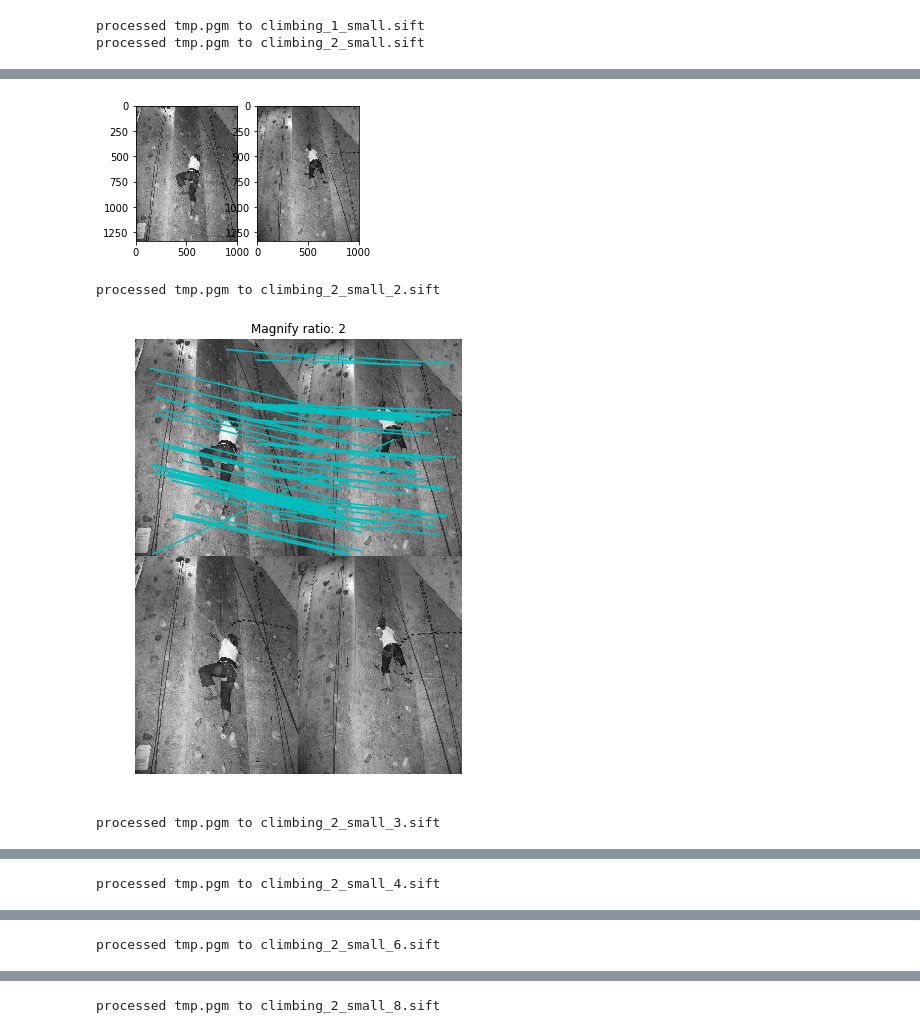
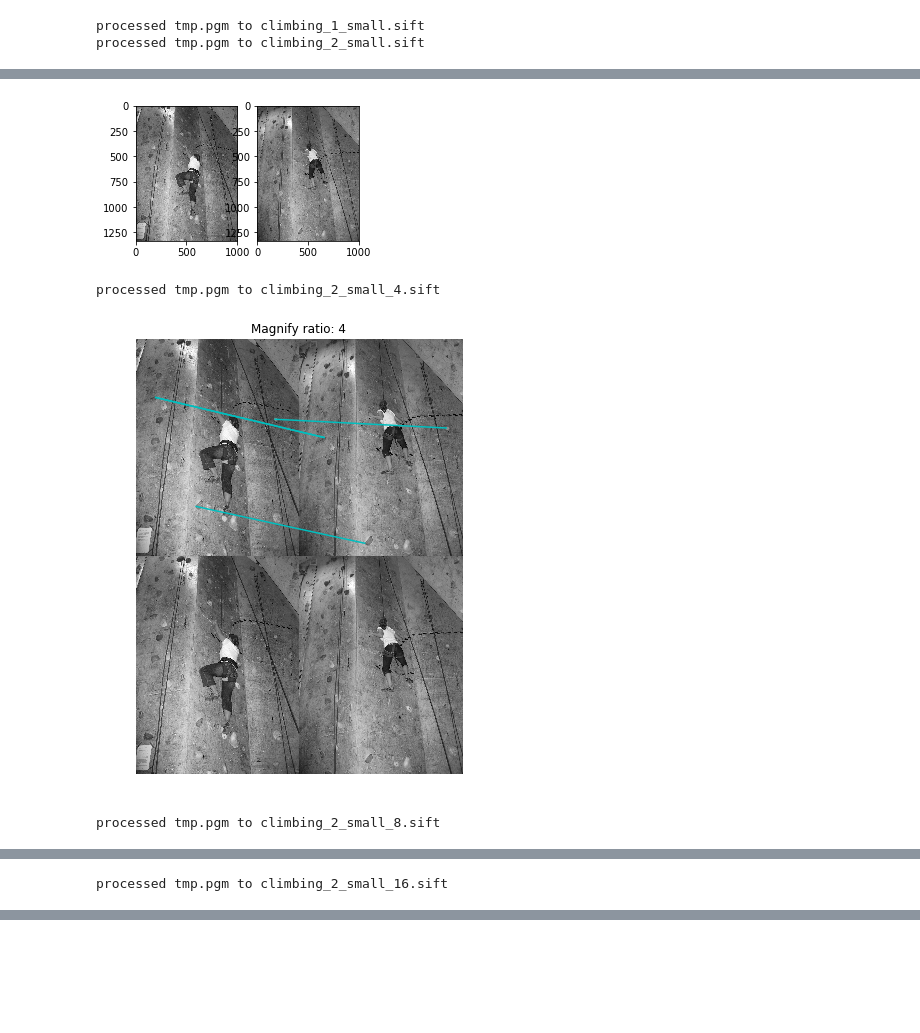
Before and after one commit to moizumi99/CVBookExercise, a Jupyter notebook: Chapter-2/CV Book Ch-2 Ex 4.ipynb, the cells around one changed output, grey strips where cells are left out. Drawn from its saved outputs; the diff is of its cells as text; code cells hidden in the pictures; blank space fills up the shorter version.

```diff
--- a/Chapter-2/CV Book Ch-2 Ex 4.ipynb
+++ b/Chapter-2/CV Book Ch-2 Ex 4.ipynb
@@ -32,14 +32,14 @@ show()
 img2 = Image.open(imname2+'.jpg')
 
 mag = 2
-img3 = img2.resize((img2.width*mag, img2.height*mag), Image.LANCZOS)
+img3 = img2.resize((img2.width/mag, img2.height/mag), Image.LANCZOS)
 img3.save(imname2+'_'+str(mag)+'.jpg')
 sift.process_image(imname2+'_'+str(mag)+'.jpg', imname2+'_'+str(mag)+'.sift')
 l3,d3 = sift.read_features_from_file(imname2+'_'+str(mag)+'.sift')
 matches = sift.match_twosided(d1, d3)
 figure(figsize=(4,4))
 gray()
-sift.plot_matches(im1, im2, l1, l3/mag, matches)
+sift.plot_matches(im1, im2, l1, l3*mag, matches)
 show()
 # %% [output]
 processed tmp.pgm to climbing_2_small_2.sift
@@ -47,25 +47,25 @@ processed tmp.pgm to climbing_2_small_2.sift
 # %%
 figure(figsize=(4,4))
 gray()
 subplot(1, 2, 1)
 imshow(im1)
 subplot(1, 2, 2)
 imshow(im2)
 show()
 
-for mag in [2, 3, 4, 6, 8]:
-    img3 = img2.resize((img2.width*mag, img2.height*mag), Image.LANCZOS)
+for mag in [4, 8, 16]:
+    img3 = img2.resize((img2.width/mag, img2.height/mag), Image.LANCZOS)
     img3.save(imname2+'_'+str(mag)+'.jpg')
     sift.process_image(imname2+'_'+str(mag)+'.jpg', imname2+'_'+str(mag)+'.sift')
     l3,d3 = sift.read_features_from_file(imname2+'_'+str(mag)+'.sift')
     matches = sift.match_twosided(d1, d3)
     figure(figsize=(8,8))
     gray()
     title('Magnify ratio: '+str(mag))
-    sift.plot_matches(im1, im2, l1, l3/mag, matches)
+    sift.plot_matches(im1, im2, l1, l3*mag, matches)
     show()
 # %% [output]
 [figure]
-processed tmp.pgm to climbing_2_small_2.sift
+processed tmp.pgm to climbing_2_small_4.sift
-[figure, old version]
+[figure, new version]
-processed tmp.pgm to climbing_2_small_3.sift
+processed tmp.pgm to climbing_2_small_8.sift
@@ -73 +73 @@ processed tmp.pgm to climbing_2_small_3.sift
-processed tmp.pgm to climbing_2_small_4.sift
+processed tmp.pgm to climbing_2_small_16.sift
@@ -75 +74,0 @@ processed tmp.pgm to climbing_2_small_4.sift
-processed tmp.pgm to climbing_2_small_6.sift
@@ -77 +74,0 @@ processed tmp.pgm to climbing_2_small_6.sift
-processed tmp.pgm to climbing_2_small_8.sift
```
Also changed, not shown: parts of 4 cells of this notebook.
